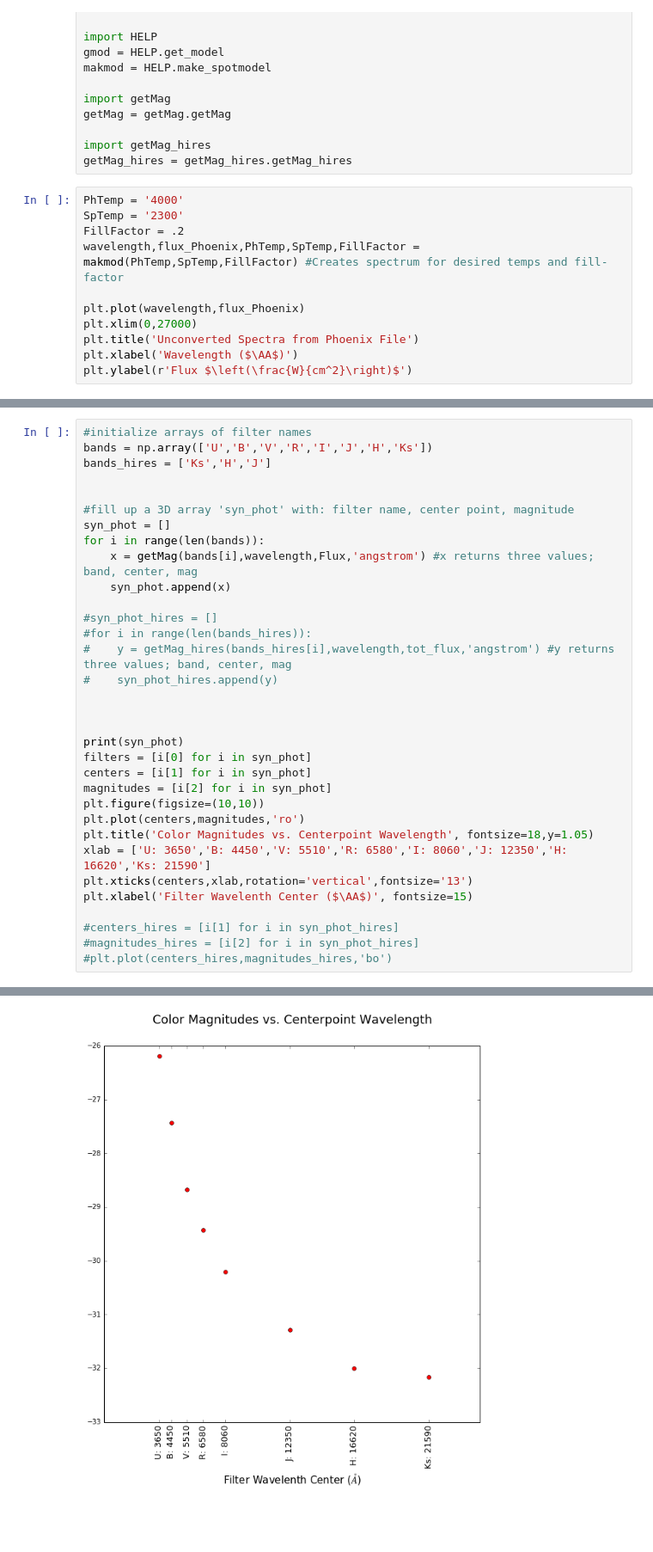
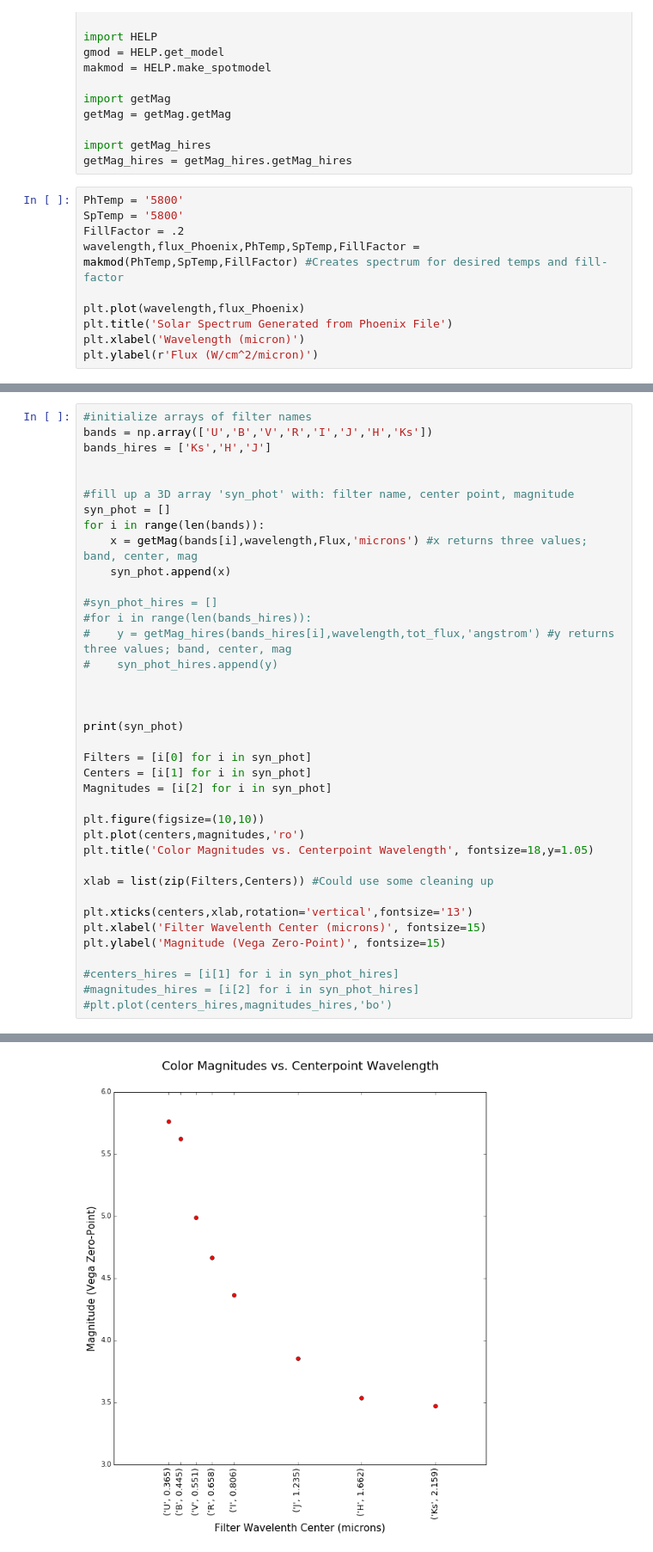
Before and after one commit to jradavenport/spot-colors, a Jupyter notebook: StarSpotMagModel.ipynb, the cells around one changed output, grey strips where cells are left out. Shown at 86% size. Saved outputs shown, nothing was run; the diff lists cells and outputs as text; blank space fills up the shorter version.

Commit message:
Magnitudes workinggit add StarSpotMagModel.ipynb

```diff
--- a/StarSpotMagModel.ipynb
+++ b/StarSpotMagModel.ipynb
@@ -15,15 +15,14 @@ getMag = getMag.getMag
 import getMag_hires
 getMag_hires = getMag_hires.getMag_hires
 # %%
-PhTemp = '4000'
-SpTemp = '2300'
+PhTemp = '5800'
+SpTemp = '5800'
 FillFactor = .2
 wavelength,flux_Phoenix,PhTemp,SpTemp,FillFactor = makmod(PhTemp,SpTemp,FillFactor) #Creates spectrum for desired temps and fill-factor
 
 plt.plot(wavelength,flux_Phoenix)
-plt.xlim(0,27000)
-plt.title('Unconverted Spectra from Phoenix File')
-plt.xlabel('Wavelength ($\AA$)')
-plt.ylabel(r'Flux $\left(\frac{W}{cm^2}\right)$')
+plt.title('Solar Spectrum Generated from Phoenix File')
+plt.xlabel('Wavelength (micron)')
+plt.ylabel(r'Flux (W/cm^2/micron)')
 # %% [output]
 <matplotlib.text.Text at 0x...>
@@ -101,7 +100,7 @@ bands_hires = ['Ks','H','J']
 #fill up a 3D array 'syn_phot' with: filter name, center point, magnitude
 syn_phot = []
 for i in range(len(bands)):
-    x = getMag(bands[i],wavelength,Flux,'angstrom') #x returns three values; band, center, mag
+    x = getMag(bands[i],wavelength,Flux,'microns') #x returns three values; band, center, mag
     syn_phot.append(x)
 
 #syn_phot_hires = []
@@ -112,15 +111,20 @@ for i in range(len(bands)):
 
 
 print(syn_phot)
-filters = [i[0] for i in syn_phot]
-centers = [i[1] for i in syn_phot]
-magnitudes = [i[2] for i in syn_phot]
+
+Filters = [i[0] for i in syn_phot]
+Centers = [i[1] for i in syn_phot]
+Magnitudes = [i[2] for i in syn_phot]
+
 plt.figure(figsize=(10,10))
 plt.plot(centers,magnitudes,'ro')
 plt.title('Color Magnitudes vs. Centerpoint Wavelength', fontsize=18,y=1.05)
-xlab = ['U: 3650','B: 4450','V: 5510','R: 6580','I: 8060','J: 12350','H: 16620','Ks: 21590']
+
+xlab = list(zip(Filters,Centers)) #Could use some cleaning up
+
 plt.xticks(centers,xlab,rotation='vertical',fontsize='13')
-plt.xlabel('Filter Wavelenth Center ($\AA$)', fontsize=15)
+plt.xlabel('Filter Wavelenth Center (microns)', fontsize=15)
+plt.ylabel('Magnitude (Vega Zero-Point)', fontsize=15)
 
 #centers_hires = [i[1] for i in syn_phot_hires]
 #magnitudes_hires = [i[2] for i in syn_phot_hires]
@@ -130,2 +134,2 @@ plt.xlabel('Filter Wavelenth Center ($\AA$)', fontsize=15)
 <matplotlib.text.Text at 0x...>
-[figure, old version]
+[figure, new version]
```
Also changed, not shown: parts of 4 cells of this notebook.
